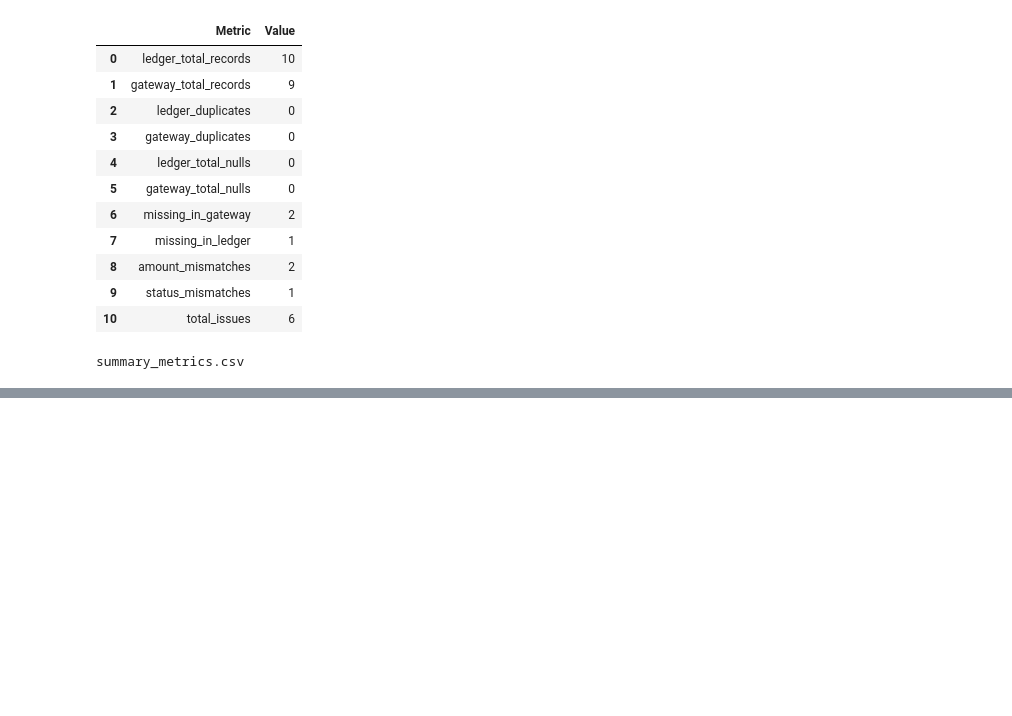
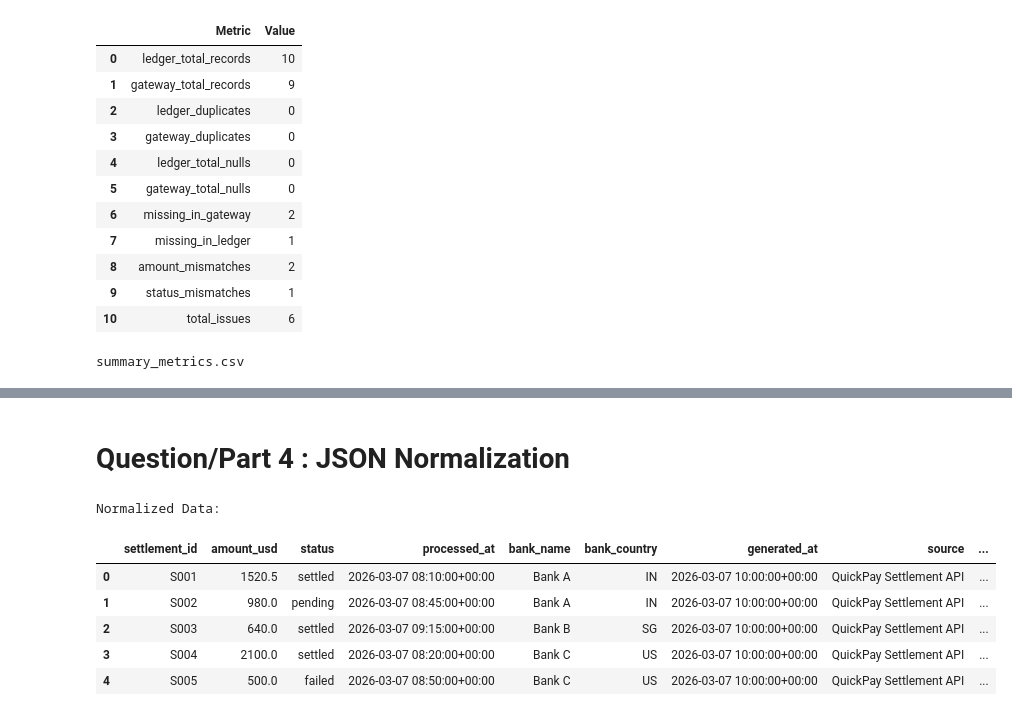
Before and after one commit to SSiwach/Graded-Assignment-QuickPay-FinTech-Operations-Case-Study, a Jupyter notebook: 04_python/fintech_pipeline.ipynb, the cells around one changed output, grey strips where cells are left out. Drawn from its saved outputs; the diff is of its cells as text; code cells hidden in the pictures; blank space fills up the shorter version.

```diff
--- a/04_python/fintech_pipeline.ipynb
+++ b/04_python/fintech_pipeline.ipynb
@@ -394,0 +397,47 @@ final_reconciliation_report.csv
+# %% [markdown]
+# Question/Part 4 : JSON Normalization
+# %%
+import pandas as pd
+import json
+
+with open('api_response_sample.json', 'r') as f:
+    data = json.load(f)
+df_json = pd.json_normalize(
+    data,
+    record_path=['batches', 'settlements'],
+    meta=[
+        'generated_at',
+        'source',
+        ['batches', 'batch_id'],
+        ['batches', 'merchant', 'merchant_id'],
+        ['batches', 'merchant', 'merchant_name'],
+        ['batches', 'merchant', 'region']
+    ]
+)
+
+df_json.columns = (
+    df_json.columns
+    .str.lower()
+    .str.strip()
+    .str.replace('.', '_', regex=False)
+    .str.replace(' ', '_', regex=False)
+)
+
+date_columns = ['processed_at', 'generated_at']
+
+for col in date_columns:
+    if col in df_json.columns:
+        df_json[col] = pd.to_datetime(df_json[col])
+print("\nNormalized Data:\n")
+
+display(df_json.head())
+
+df_json.to_csv('api_normalized.csv', index=False)
+# %% [output]
+Normalized Data:
+|  | settlement_id | amount_usd | status | processed_at | bank_name | bank_country | generated_at | source | ... |
+| 0 | S001 | 1520.5 | settled | 2026-03-07 08:10:00+00:00 | Bank A | IN | 2026-03-07 10:00:00+00:00 | QuickPay Settlement API | ... |
+| 1 | S002 | 980.0 | pending | 2026-03-07 08:45:00+00:00 | Bank A | IN | 2026-03-07 10:00:00+00:00 | QuickPay Settlement API | ... |
+| 2 | S003 | 640.0 | settled | 2026-03-07 09:15:00+00:00 | Bank B | SG | 2026-03-07 10:00:00+00:00 | QuickPay Settlement API | ... |
+| 3 | S004 | 2100.0 | settled | 2026-03-07 08:20:00+00:00 | Bank C | US | 2026-03-07 10:00:00+00:00 | QuickPay Settlement API | ... |
+| 4 | S005 | 500.0 | failed | 2026-03-07 08:50:00+00:00 | Bank C | US | 2026-03-07 10:00:00+00:00 | QuickPay Settlement API | ... |
```
Also changed, not shown: parts of 1 cell of this notebook.
